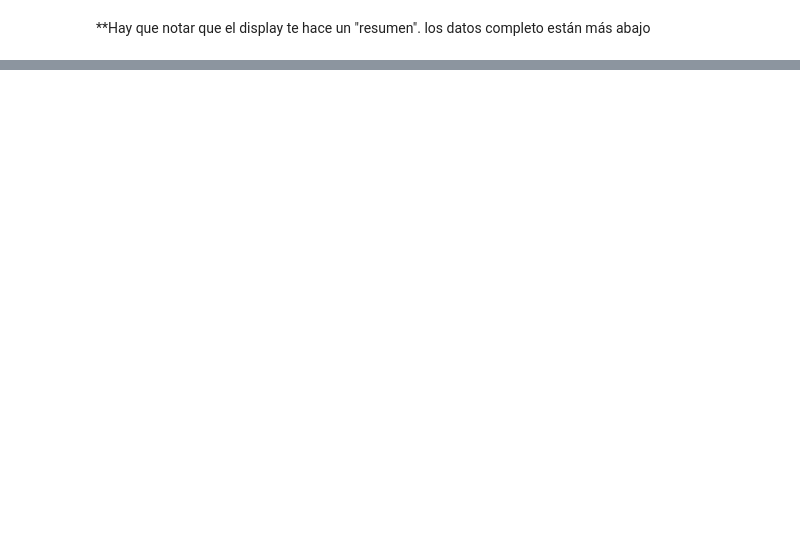
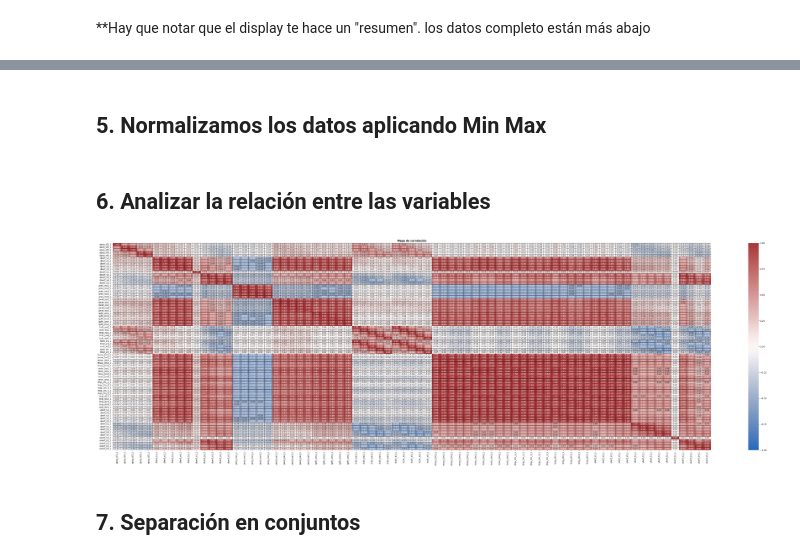
Before and after one commit to Natalia409634/Grupo7-practica1-ML, a Jupyter notebook: P1.ipynb, the cells around one changed output, grey strips where cells are left out. Saved outputs shown, nothing was run; the diff lists cells and outputs as text; code cells hidden in the pictures; blank space fills up the shorter version.

```diff
--- a/P1.ipynb
+++ b/P1.ipynb
@@ -365,0 +199,24 @@ Hiperparámetros de los árboles de decisión. Ajuste de árboles de decisión
+# %% [markdown]
+## 5. Normalizamos los datos aplicando Min Max
+# %%
+from sklearn.preprocessing import MinMaxScaler
+
+scaler = MinMaxScaler()
+scaler.fit(disp_df)
+df_scaled = scaler.transform(disp_df)
+df_scaled = pd.DataFrame(df_scaled, columns=disp_df.columns.values)
+# %% [markdown]
+## 6. Analizar la relación entre las variables
+# %%
+plt.figure(figsize=(50, 15))
+
+df = df_scaled.drop(columns = ['salida'])
+ax = sns.heatmap(df.loc[:, df.columns != 'id'].corr(), linecolor='black', linewidth='0.6', cmap="vlag", annot=True, fmt=".2f", vmin=-1, vmax=1)
+ax.set_title('Mapa de correlación', weight='bold')
+
+plt.tight_layout()
+plt.show()
+# %% [output]
+[figure, added]
+# %% [markdown]
+## 7. Separación en conjuntos
```
Also changed, not shown: parts of 72 cells of this notebook.
